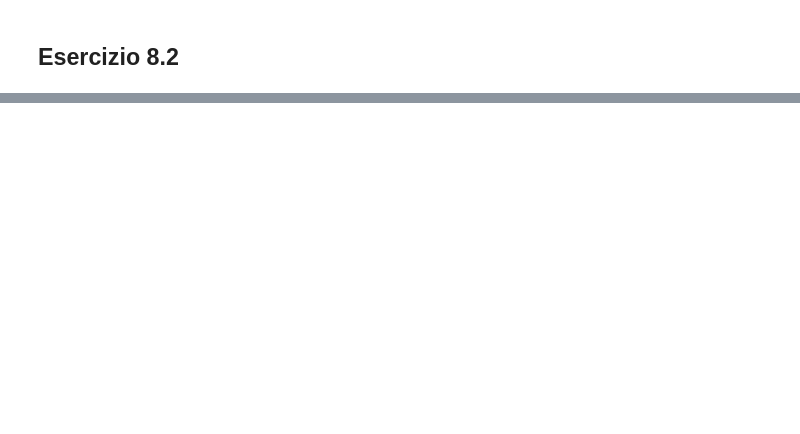
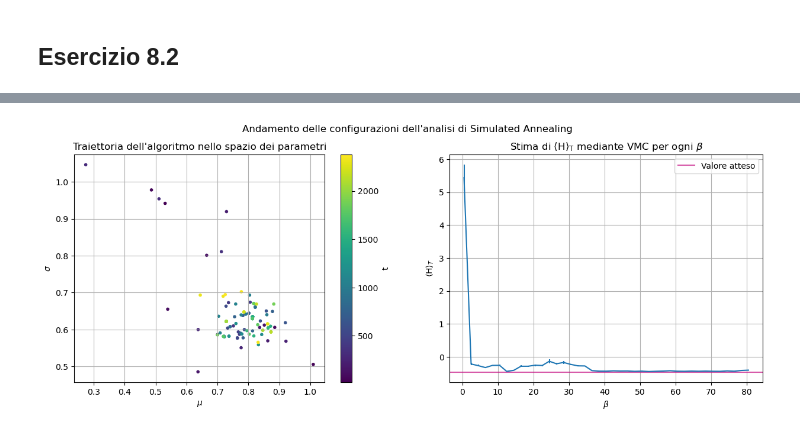
Before and after one commit to angela-bonato/LaboratorioSimulazioneNumerica, a Jupyter notebook: Es08/Esercitazione8.ipynb, the cells around one changed output, grey strips where cells are left out. Saved outputs shown, nothing was run; the diff lists cells and outputs as text; code cells hidden in the pictures; blank space fills up the shorter version.

```diff
--- a/Es08/Esercitazione8.ipynb
+++ b/Es08/Esercitazione8.ipynb
@@ -37,0 +103,30 @@ Guardando il plot del prof per es 8.1 fisso $\mu=0.9$ e $\sigma=-0.7$ (NO, RICON
+# %%
+#carico tutti i dati
+betas, ns=np.loadtxt("beta.dat", usecols=(0, 1),  unpack="true")  #valori di beta analizzati e del numero di step per ognuno dei valori
+hs, herrs=np.loadtxt("hstep.dat", usecols=(0, 1),  unpack="true")  #valori di <H> a fisso beta e delle barre d'errore
+ts, mus, sigmas=np.loadtxt("params.dat", usecols=(0, 1, 2),  unpack="true")  #valori di sigma per ogni beta e delle barre d'errore
+finx=np.loadtxt("finalpoints.dat",  unpack="true")  #sample di |psi|^2 finale
+finh, finherrs=np.loadtxt("finalenergies.dat", usecols=(0, 1),  unpack="true")  #analisi a blocchi di <H> con parametri ottimali
+# %%
+cfig ,(cplt1, cplt2) = plt.subplots(1, 2, figsize=(15, 5))
+
+sc = cplt1.scatter(mus, sigmas, c=ts, cmap="viridis", marker='.')  #guardo l'andamento dell'algoritmo in funzione del tempo praticamente
+cbar = cfig.colorbar(sc, ax=cplt1)
+cbar.set_label("t")
+cplt1.set_xlabel(r"$\mu$")
+cplt1.set_ylabel(r"$\sigma$")
+cplt1.set_title("Traiettoria dell'algoritmo nello spazio dei parametri")
+cplt1.grid(True)
+
+cplt2.errorbar(betas, hs, yerr=herrs)
+cplt2.axhline(y=-0.46046587969271535, color="mediumvioletred", label="Valore atteso", alpha=0.7)
+cplt2.set_xlabel(r"$\beta$")
+cplt2.set_ylabel(r"$\left<\mathrm{H}\right>_T$")
+cplt2.set_title(r"Stima di $\left<\mathrm{H}\right>_\mathrm{T}$ mediante VMC per ogni $\beta$")
+cplt2.grid(True)
+cplt2.legend()
+
+cfig.suptitle("Andamento delle configurazioni dell'analisi di Simulated Annealing")
+plt.show()
+# %% [output]
+[figure, added]
```
Also changed, not shown: parts of 7 cells of this notebook, 11 other files.
